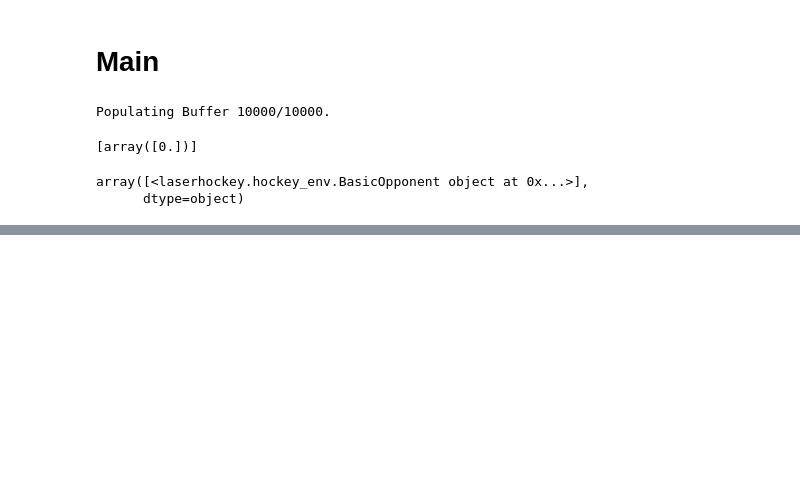
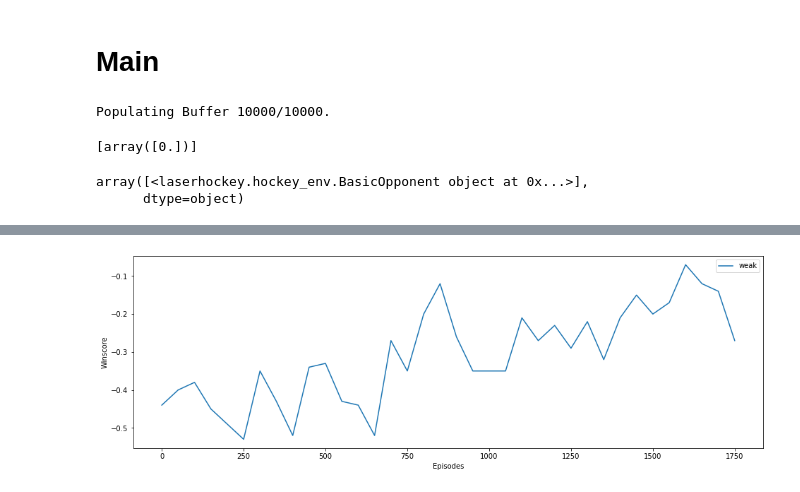
Before and after one commit to fsvbach/laser-hockey-env, a Jupyter notebook: TD3.ipynb, the cells around one changed output, grey strips where cells are left out. Saved outputs shown, nothing was run; the diff lists cells and outputs as text; code cells hidden in the pictures; blank space fills up the shorter version.

```diff
--- a/TD3.ipynb
+++ b/TD3.ipynb
@@ -113,7 +113,7 @@ class Critic(nn.Module):
 class ReplayBuffer(object):
     """Buffer to store tuples of experience replay"""
 
-    def __init__(self, max_size=30000):
+    def __init__(self, max_size=150000):
         """
         Args:
             max_size (int): total amount of tuples to store
@@ -188,15 +188,15 @@ class TD3(object):
         self.max_action = max_action
         self.action_space = action_space
 
-        self.scaling = torch.tensor([ 5.0,  5.0 , 5.0, 3.0, 3.0, 3.0,
-                                        2.0,  2.0,  1.0, 1.0, 1.0, 1.0,
-                                       10.0, 10.0, 10.0, 10.0, 5.0 ,5.0])
+        #self.scaling = torch.tensor([ 5.0,  5.0 , 5.0, 3.0, 3.0, 3.0,
+        #                                2.0,  2.0,  1.0, 1.0, 1.0, 1.0,
+        #                               10.0, 10.0, 10.0, 10.0, 5.0 ,5.0])
         if pretrained:
             self.load(pretrained)
 
 
 
-    def act(self, state, eps=0.1):
+    def act(self, state, eps=0.0):
         """Select an appropriate action from the agent policy
 
             Args:
@@ -208,7 +208,7 @@ class TD3(object):
 
         """
 
-        state = torch.FloatTensor(state.reshape(1, -1)).to(device)*self.scaling
+        state = torch.FloatTensor(state.reshape(1, -1)).to(device)#*self.scaling
         action = self.actor(state).cpu().data.numpy().flatten()
         if eps != 0:
             action = (action + np.random.normal(0, eps, size=self.action_space.shape[0]))
@@ -236,9 +236,9 @@ class TD3(object):
 
             # Sample replay buffer
             x, y, u, r, d = replay_buffer.sample(batch_size)
-            state = torch.FloatTensor(x).to(device)*self.scaling
+            state = torch.FloatTensor(x).to(device)#*self.scaling
             action = torch.FloatTensor(u).to(device)
-            next_state = torch.FloatTensor(y).to(device)*self.scaling
+            next_state = torch.FloatTensor(y).to(device)#*self.scaling
             done = torch.FloatTensor(1 - d).to(device)
             reward = torch.FloatTensor(r).to(device)
 
@@ -421,9 +421,9 @@ def train(agent, env):
     done = False
     evaluations = []
     rewards = []
-    best_avg = 0
+    best_avg = -5
 
-    writer = SummaryWriter(comment="-positivescaling")
+    writer = SummaryWriter(comment="-last")
 
     while total_timesteps < EXPLORATION:
 
@@ -555,14 +561,16 @@ evaluate_policy(policy, env, eval_episodes=100, render=False)
 # %%
 env.update_weights(add=True)
 stats = np.array(env.weights).T
 x,y = stats.shape
 plt.figure(figsize=(16,5))
-for i,agent,name in zip(stats,env.agents,['weak','strong','stronger']):
+for i,agent,name in zip(stats,env.agents,['weak','strong']):
     plt.plot(np.arange(y-1)*50,i[1:],label=name)
 plt.legend()
 plt.xlabel('Episodes')
 plt.ylabel('Winscore')
-plt.savefig('TD3/Plots/smallhall.svg')
+plt.savefig('TD3/Plots/default.svg')
 plt.show()
+# %% [output]
+[figure, added]
 # %%
 env.close()
```
Also changed, not shown: parts of 5 cells of this notebook, 3 other files.
